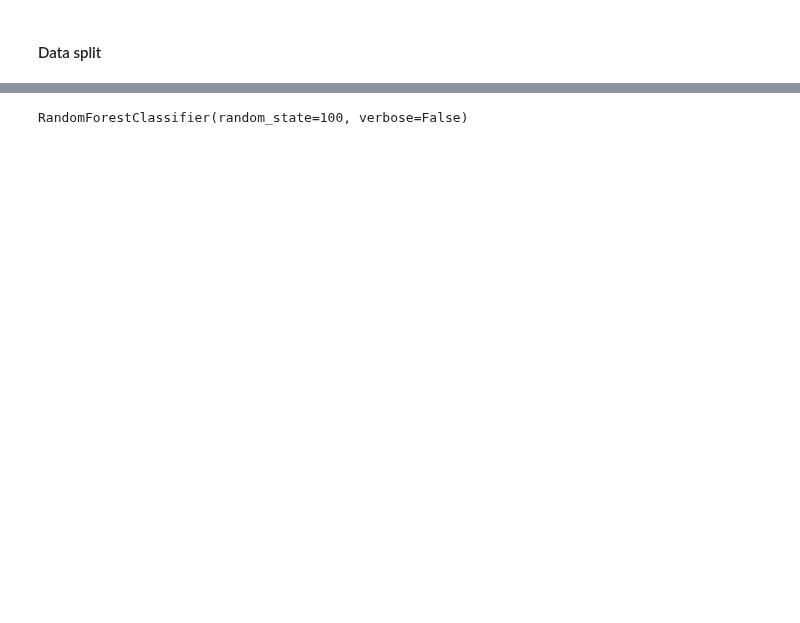
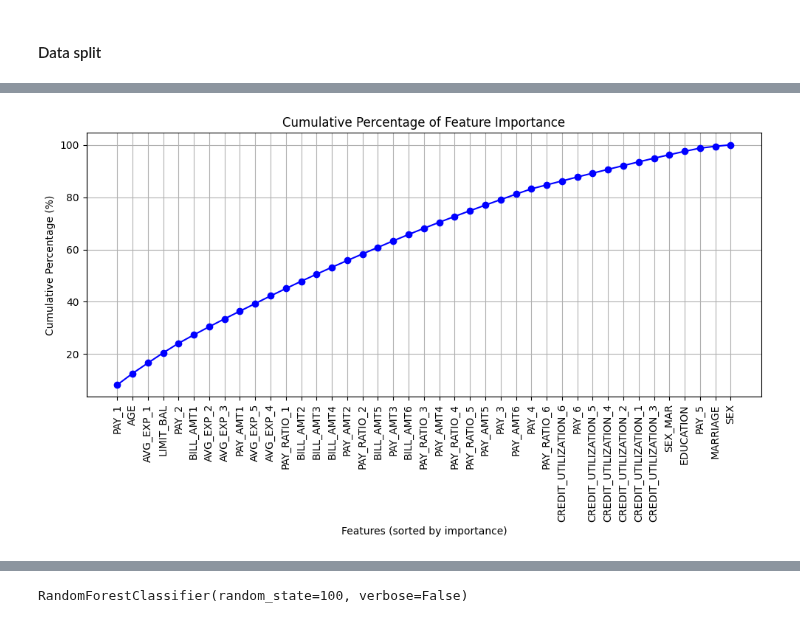
Before and after one commit to minjeoungneev/Default_Credit_Card, a Jupyter notebook: Models.ipynb, the cells around one changed output, grey strips where cells are left out. Drawn from its saved outputs; the diff is of its cells as text; code cells hidden in the pictures; blank space fills up the shorter version.

```diff
--- a/Models.ipynb
+++ b/Models.ipynb
@@ -44,0 +154,17 @@ X_train, X_test, y_train, y_test = train_test_split(X, y, train_size = 0.8, rand
+# %%
+# Calculate cumulative percentage
+importances_sorted = importances.sort_values(ascending=False)
+cumulative_importance = importances_sorted.cumsum() / importances_sorted.sum() * 100
+
+# Plot cumulative percentage
+plt.figure(figsize=(10, 6))
+plt.plot(cumulative_importance, marker='o', linestyle='-', color='b')
+plt.title('Cumulative Percentage of Feature Importance')
+plt.xlabel('Features (sorted by importance)')
+plt.ylabel('Cumulative Percentage (%)')
+plt.xticks(ticks=range(len(importances_sorted)), labels=importances_sorted.index, rotation=90)
+plt.grid()
+plt.tight_layout()
+plt.show()
+# %% [output]
+[figure, added]
```
Also changed, not shown: parts of 55 cells of this notebook, 1 other file.
